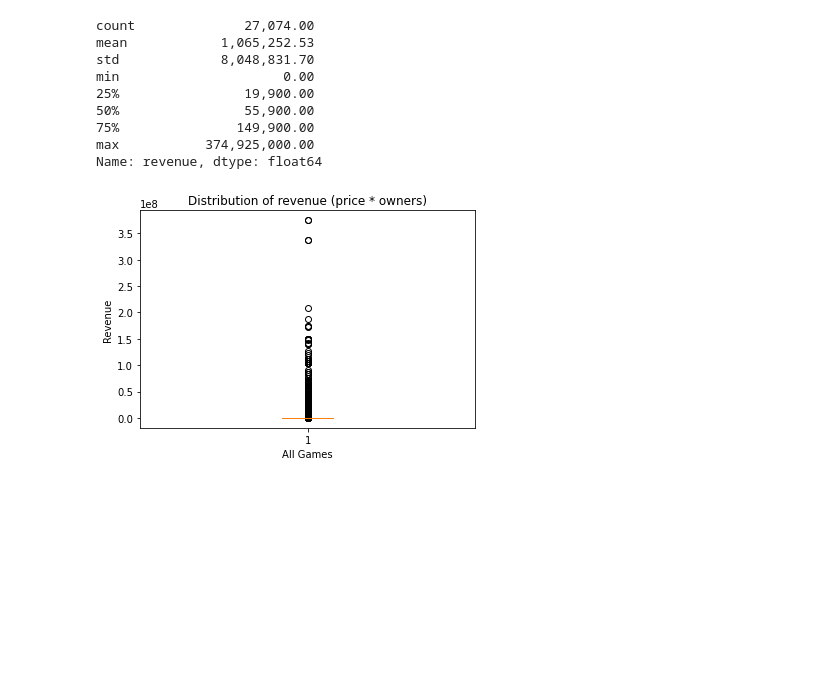
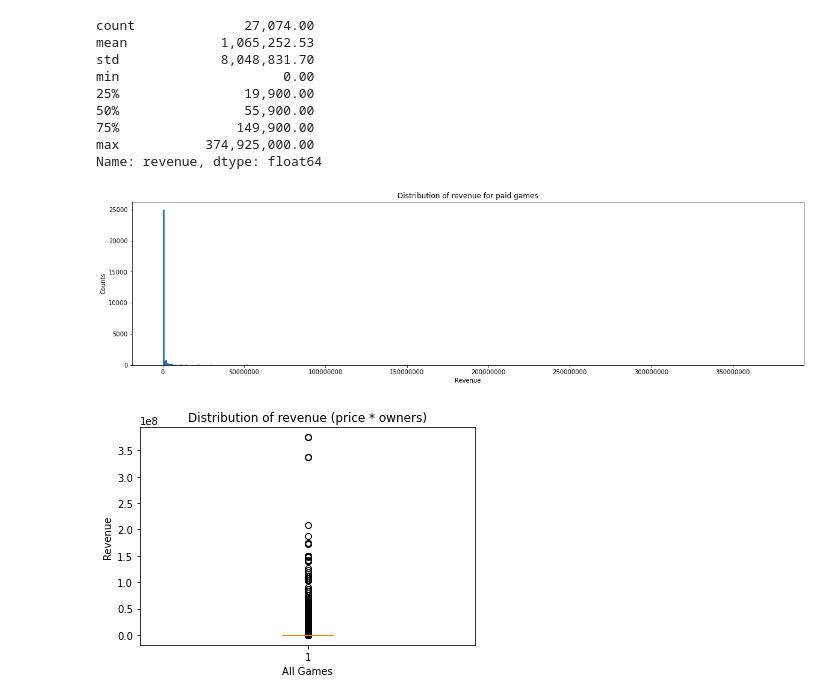
Before and after one commit to divzueri/Springboard, a Jupyter notebook: Capstone2/notebooks/3_EDA.ipynb, the cells around one changed output. Cells and saved outputs as stored; diff of their text form; code cells hidden in the pictures; blank space fills up the shorter version.

```diff
--- a/Capstone2/notebooks/3_EDA.ipynb
+++ b/Capstone2/notebooks/3_EDA.ipynb
@@ -113,6 +151,16 @@ min                     0.00
 75%               149,900.00
 max           374,925,000.00
 Name: revenue, dtype: float64
+# %%
+fig, ax = plt.subplots(figsize=(20,5))
+
+ax.hist(no_outlier['revenue'], bins=300);
+ax.set_title('Distribution of revenue for paid games');
+ax.set_xlabel('Revenue');
+ax.set_ylabel('Counts');
+ax.ticklabel_format(useOffset=False, style='plain');
+# %% [output]
+[figure, added]
 # %%
 plt.boxplot(no_outlier['revenue']);
 plt.title('Distribution of revenue (price * owners)');
```
Also changed, not shown: parts of 49 cells of this notebook, 2 other files.
